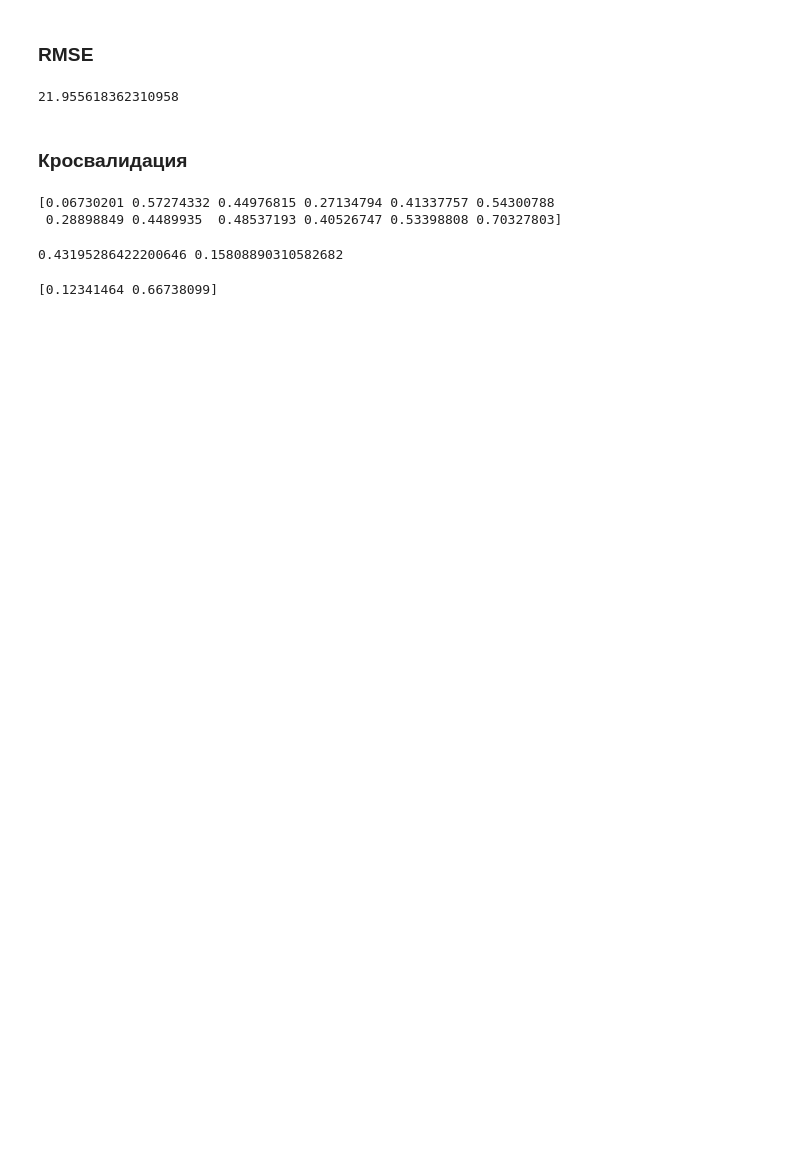
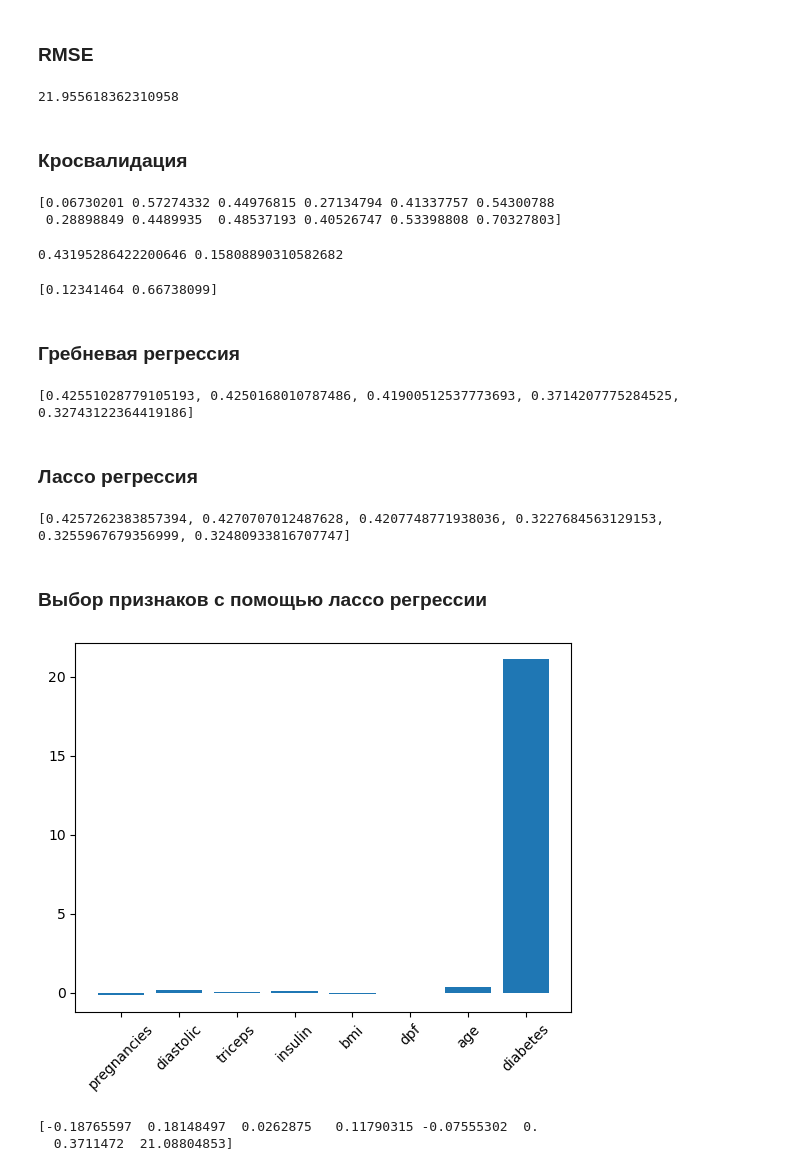
Before and after one commit to golubnichiy/big_data_04_24, a Jupyter notebook: day_04.ipynb, the cells around one changed output. Cells and saved outputs as stored; diff of their text form; code cells hidden in the pictures; blank space fills up the shorter version.

```diff
--- a/day_04.ipynb
+++ b/day_04.ipynb
@@ -246,3 +252,45 @@ print(np.mean(cv_results), np.std(cv_results))
 print(np.quantile(cv_results, [0.025,0.975] ))
 # %% [output]
 [0.12341464 0.66738099]
+# %% [markdown]
+### Гребневая регрессия
+# %%
+from sklearn.linear_model import Ridge
+scores = []
+for alpha in [0.1, 1, 10, 100, 1000]:
+    ridge = Ridge(alpha=alpha)
+    ridge.fit(X_train, y_train)
+    y_pred = ridge.predict(X_test)
+    scores.append(ridge.score(X_test, y_test))
+print(scores)
+# %% [output]
+[0.42551028779105193, 0.4250168010787486, 0.41900512537773693, 0.3714207775284525, 0.32743122364419186]
+# %% [markdown]
+### Лассо регрессия
+# %%
+from sklearn.linear_model import Lasso
+scores = []
+for alpha in [0.01, 0.1, 1,10, 20, 50]:
+    lasso = Lasso(alpha=alpha)
+    lasso.fit(X_train, y_train)
+    y_pred = lasso.predict(X_test)
+    scores.append(lasso.score(X_test, y_test))
+print(scores)
+# %% [output]
+[0.4257262383857394, 0.4270707012487628, 0.4207748771938036, 0.3227684563129153, 0.3255967679356999, 0.32480933816707747]
+# %% [markdown]
+### Выбор признаков с помощью лассо регрессии
+# %%
+names = diabetes_df.drop('glucose', axis=1).columns
+lasso = Lasso(alpha=0.1)
+lasso_coef = lasso.fit(X, y).coef_
+plt.bar(names, lasso_coef)
+plt.xticks(rotation=45)
+plt.show()
+# %% [output]
+[figure, added]
+# %%
+print(lasso_coef)
+# %% [output]
+[-0.18765597  0.18148497  0.0262875   0.11790315 -0.07555302  0.
+  0.3711472  21.08804853]
```
Also changed, not shown: parts of 1 cell of this notebook, 1 other file.
